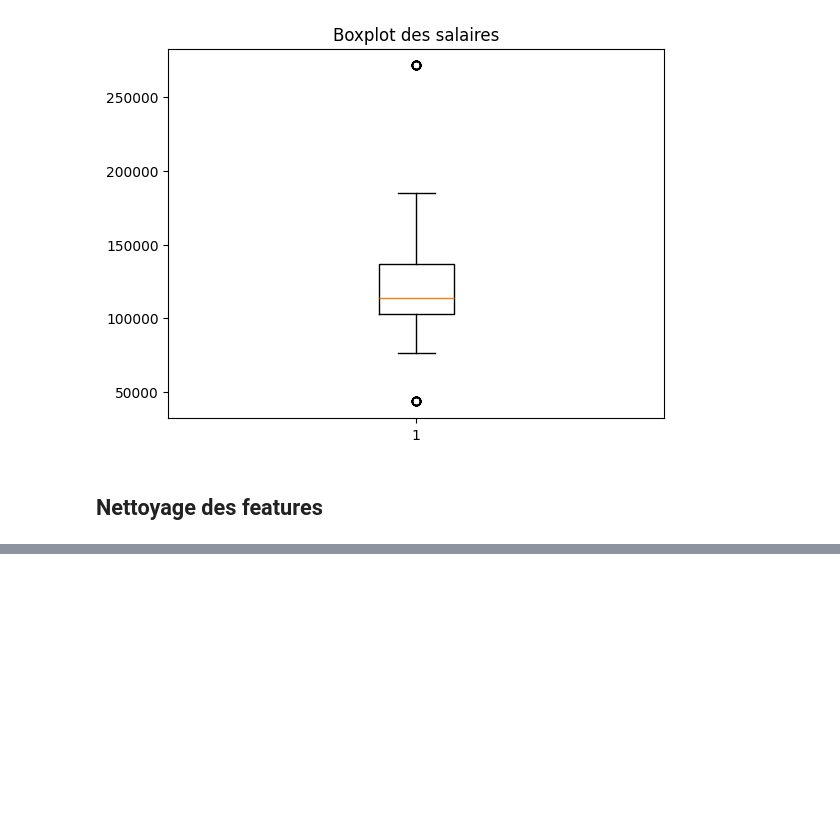
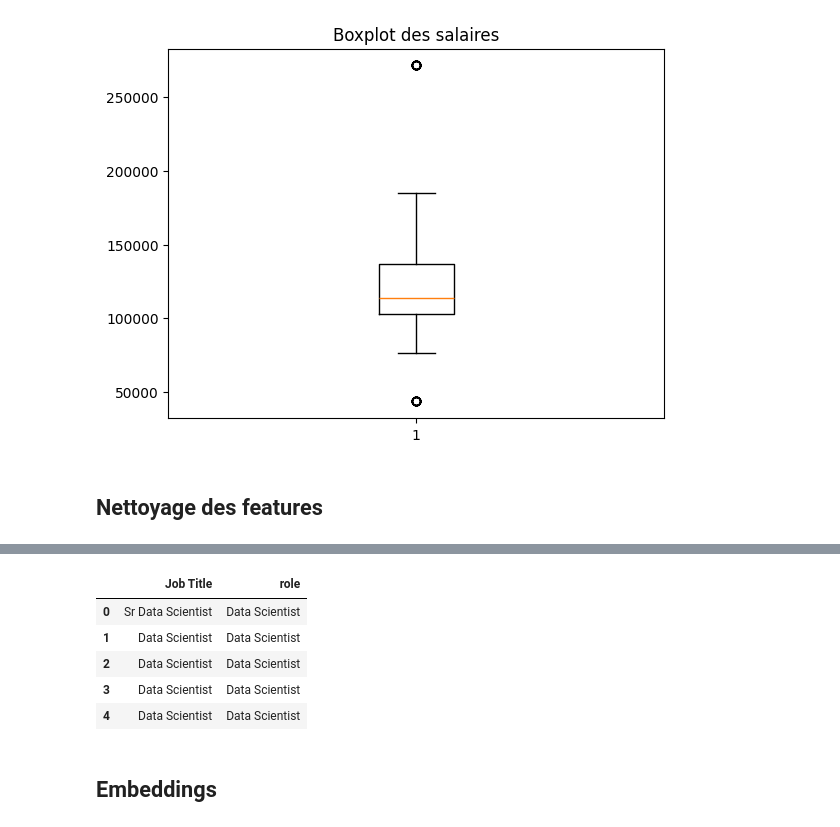
Before and after one commit to elhidarinouhayla/HR-Pulse, a Jupyter notebook: backend/ml/eda.ipynb, the cells around one changed output, grey strips where cells are left out. Saved outputs shown, nothing was run; the diff lists cells and outputs as text; code cells hidden in the pictures; blank space fills up the shorter version.

```diff
--- a/backend/ml/eda.ipynb
+++ b/backend/ml/eda.ipynb
@@ -221,3 +221,23 @@ df[['Founded', 'age']].head()
 | 2 | 1981 | 43 |
 | 3 | 2000 | 24 |
 | 4 | 1998 | 26 |
+# %%
+#
+
+from preprocessing import job_title, extract_seniority, extract_role
+
+df["job_title"] = df["Job Title"].apply(job_title)
+
+df["Seniority"] = df["job_title"].apply(extract_seniority)
+df["role"] = df["job_title"].apply(extract_role)
+
+df[['Job Title', 'role']].head()
+# %% [output]
+|  | Job Title | role |
+| 0 | Sr Data Scientist | Data Scientist |
+| 1 | Data Scientist | Data Scientist |
+| 2 | Data Scientist | Data Scientist |
+| 3 | Data Scientist | Data Scientist |
+| 4 | Data Scientist | Data Scientist |
+# %% [markdown]
+## Embeddings
```
Also changed, not shown: parts of 9 cells of this notebook.
